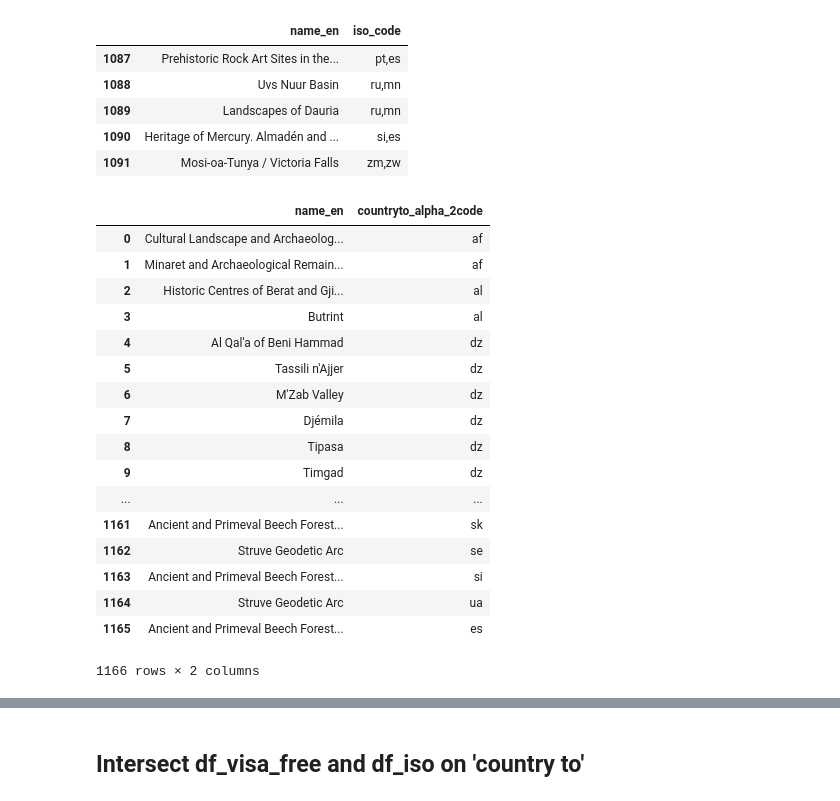
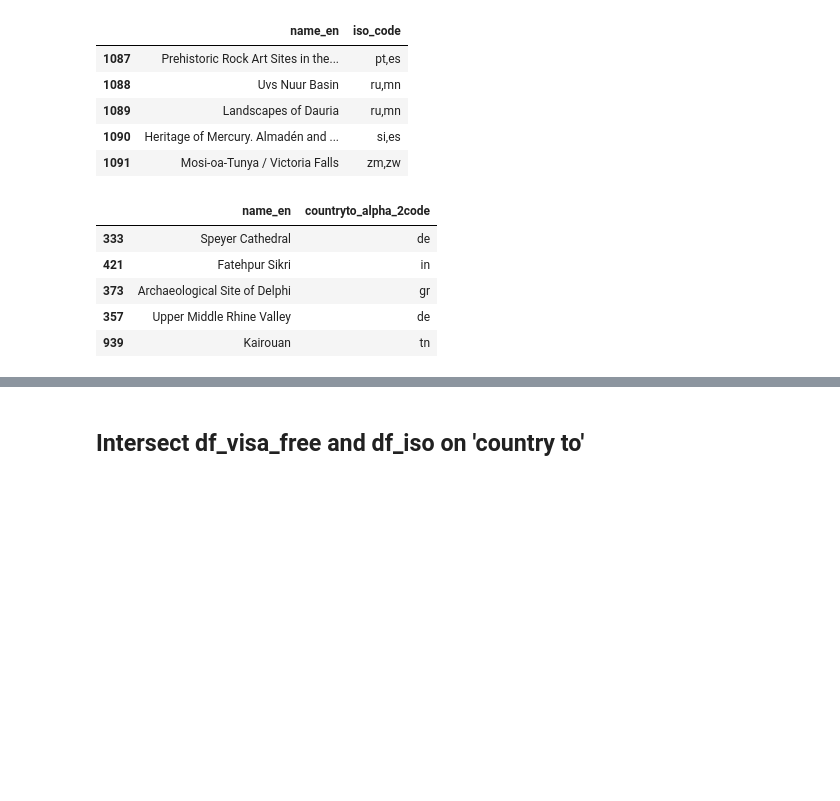
Before and after one commit to jeremielamboley/global-passport-index, a Jupyter notebook: main.ipynb, the cells around one changed output, grey strips where cells are left out. Drawn from its saved outputs; the diff is of its cells as text; code cells hidden in the pictures; blank space fills up the shorter version.

```diff
--- a/main.ipynb
+++ b/main.ipynb
@@ -195,37 +195,25 @@ unesco.tail(5)
 # %%
 # Split the values
 unesco = pd.concat([unesco['name_en'], unesco['iso_code'].str.split(',', expand=True)], axis=1)
 
 unesco2 = []
 for i in range(0,11):
     temp = unesco.loc[:,['name_en',i]]
     temp.columns = ['name_en','countryto_alpha_2code']
     unesco2.append(temp)
 unesco2 = pd.concat(unesco2, ignore_index=True)
 
 # Remove empty values
 unesco2 = unesco2.replace(to_replace='None', value=np.nan).dropna().reset_index(drop=True)
 # preview
-unesco2
+unesco2.sample(5)
 # %% [output]
 |  | name_en | countryto_alpha_2code |
-| 0 | Cultural Landscape and Archaeolog... | af |
-| 1 | Minaret and Archaeological Remain... | af |
-| 2 | Historic Centres of Berat and Gji... | al |
-| 3 | Butrint | al |
-| 4 | Al Qal'a of Beni Hammad | dz |
-| 5 | Tassili n'Ajjer | dz |
-| 6 | M'Zab Valley | dz |
-| 7 | Djémila | dz |
-| 8 | Tipasa | dz |
-| 9 | Timgad | dz |
-| ... | ... | ... |
-| 1161 | Ancient and Primeval Beech Forest... | sk |
-| 1162 | Struve Geodetic Arc | se |
-| 1163 | Ancient and Primeval Beech Forest... | si |
-| 1164 | Struve Geodetic Arc | ua |
-| 1165 | Ancient and Primeval Beech Forest... | es |
+| 333 | Speyer Cathedral | de |
+| 421 | Fatehpur Sikri | in |
+| 373 | Archaeological Site of Delphi | gr |
+| 357 | Upper Middle Rhine Valley | de |
+| 939 | Kairouan | tn |
-1166 rows × 2 columns
 # %%
 # create a pivot table
 unesco_pivot = pd.pivot_table(unesco2,index=['countryto_alpha_2code'], aggfunc='count')
```
Also changed, not shown: parts of 20 cells of this notebook.
